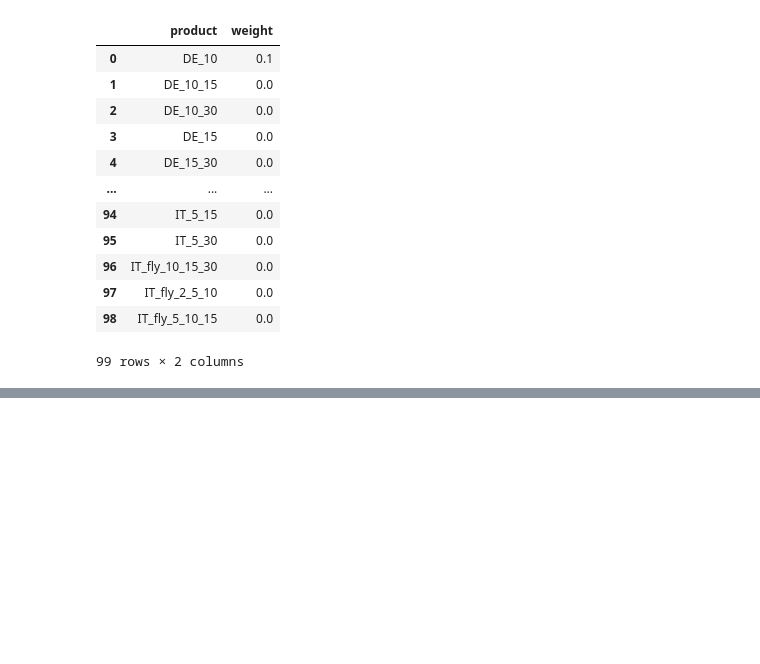
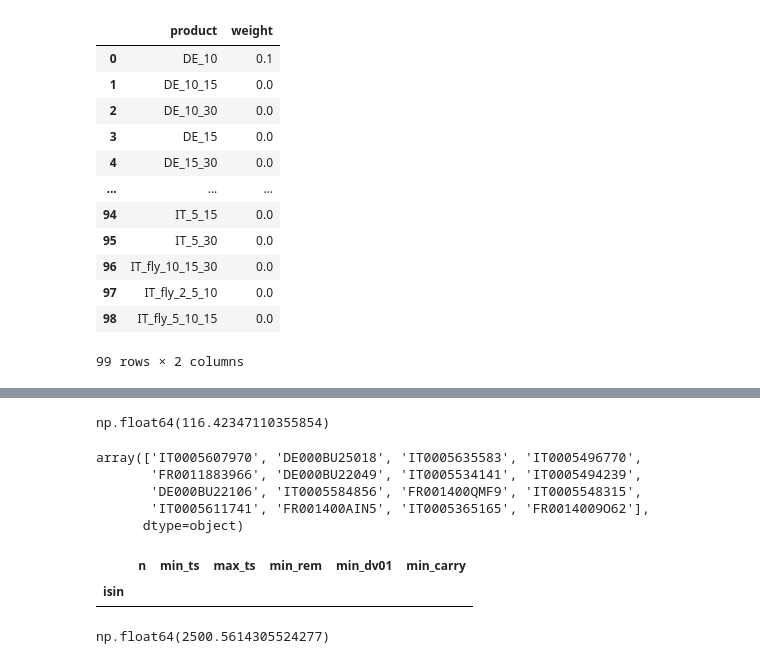
Before and after one commit to pradosth0/Markowitz_based_portfolio_allocation, a Jupyter notebook: pf_bond.ipynb, the cells around one changed output, grey strips where cells are left out. Drawn from its saved outputs; the diff is of its cells as text; code cells hidden in the pictures; blank space fills up the shorter version.

```diff
--- a/pf_bond.ipynb
+++ b/pf_bond.ipynb
@@ -1543,0 +1662,54 @@ Tout a marché !!
+# %%
+tspf.metrics["transaction_costs"].describe()
+tspf.metrics["transaction_costs"].sum()
+tspf.metrics["portfolio_pnl"].sum()
+# %% [output]
+np.float64(116.42347110355854)
+# %%
+# 1) les pires outliers
+bad = data.nsmallest(20, "carry_bp_equiv")[[
+    "isin","time_stamp","country_iso","mat_cat","coupon_dec","cpn_freq",
+    "dv01","pnl_carry","carry_bp_equiv","remaining_maturity"
+]]
+bad
+
+# 2) est-ce que c’est lié à dv01 trop petit ou maturité très courte ?
+data.loc[data["carry_bp_equiv"] < -10, ["dv01","remaining_maturity"]].describe()
+
+# 3) liste des ISIN problématiques
+bad_isins = bad["isin"].unique()
+bad_isins
+# %% [output]
+array(['IT0005607970', 'DE000BU25018', 'IT0005635583', 'IT0005496770',
+       'FR0011883966', 'DE000BU22049', 'IT0005534141', 'IT0005494239',
+       'DE000BU22106', 'IT0005584856', 'FR001400QMF9', 'IT0005548315',
+       'IT0005611741', 'FR001400AIN5', 'IT0005365165', 'FR0014009O62'],
+      dtype=object)
+# %%
+bad_isins = [
+    "FR001400FYQ4","IT0005607269","FR001400PM68","FR001400HI98",
+    "IT0005566408","IT0005518128","IT0005521981","IT0005584849",
+    "IT0005560948","IT0005500068","IT0005611055","DE0001135226",
+    "DE000BU22056","IT0005637399","DE000BU2F009","IT0005631590",
+    "FR001400OHF4","DE000BU22064","IT0005657330","IT0005582421"
+]
+
+meta[meta["isin"].isin(bad_isins)].sort_values("isin")
+
+data.loc[data["isin"].isin(bad_isins)].groupby("isin").agg(
+    n=("isin","size"),
+    min_ts=("time_stamp","min"),
+    max_ts=("time_stamp","max"),
+    min_rem=("remaining_maturity","min"),
+    min_dv01=("dv01","min"),
+    min_carry=("carry_bp_equiv","min"),
+)
+# %% [output]
+|  | n | min_ts | max_ts | min_rem | min_dv01 | min_carry |
+| isin |  |  |  |  |  |  |
+# %%
+tspf.metrics["portfolio_pnl"].sum()
+tspf.metrics["transaction_costs"].sum()
+tspf.metrics["portfolio_pnl"].sum() + tspf.metrics["transaction_costs"].sum()
+# %% [output]
+np.float64(2500.5614305524277)
```
Also changed, not shown: parts of 18 cells of this notebook, 1 other file.
